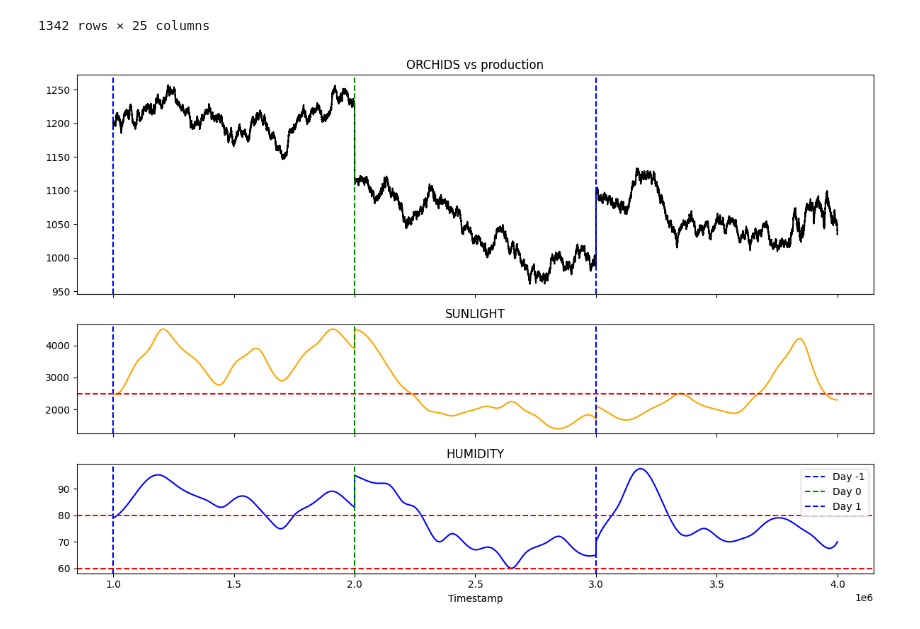
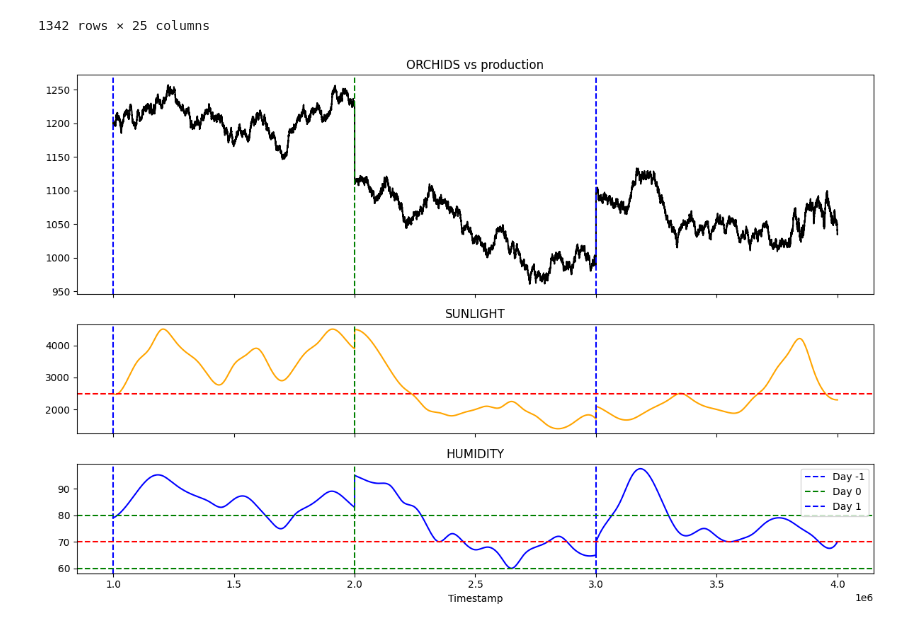
Before and after one commit to felixpoirier1/Prosperity, a Jupyter notebook: test.ipynb, the cells around one changed output. Cells and saved outputs as stored; diff of their text form; code cells hidden in the pictures.

```diff
--- a/test.ipynb
+++ b/test.ipynb
@@ -1838,31 +1838,32 @@ prod_df['production'] = prod_df['decay_rate_hum'] * prod_df['decay_rate_sun']
 # %%
 def plot_orchids_sunlight_humidity(df):
     fig, axs = plt.subplots(3, 1, sharex=True, figsize=(12, 8), gridspec_kw={'height_ratios': [2, 1, 1]})
 
     axs[0].plot(df['timestamp'], df['ORCHIDS'], color='black')
     axs[0].set_title('ORCHIDS vs production')
 
     axs[1].plot(df['timestamp'], df['SUNLIGHT'], color='orange')
     axs[1].set_title('SUNLIGHT')
 
     axs[2].plot(df['timestamp'], df['HUMIDITY'], color='blue')
     axs[2].set_title('HUMIDITY')
 
     for ax in axs:
         ax.axvline(1_000_000, color='blue', linestyle='--', label='Day -1')
         ax.axvline(2_000_100, color='green', linestyle='--', label='Day 0')
         ax.axvline(3_000_200, color='blue', linestyle='--', label='Day 1')
 
     axs[1].axhline(2500, color='red', linestyle='--')
-    axs[2].axhline(60, color='red', linestyle='--')
-    axs[2].axhline(80, color='red', linestyle='--')
+    axs[2].axhline(60, color='green', linestyle='--')
+    axs[2].axhline(70, color='red', linestyle='--')
+    axs[2].axhline(80, color='green', linestyle='--')
 
     axs[-1].set_xlabel('Timestamp')
 
     plt.tight_layout()
     plt.legend()
     plt.show()
 
 plot_orchids_sunlight_humidity(prod_df)
 # %% [output]
-[figure, old version]
+[figure, new version]
```
Also changed, not shown: parts of 23 cells of this notebook, 3 other files.
